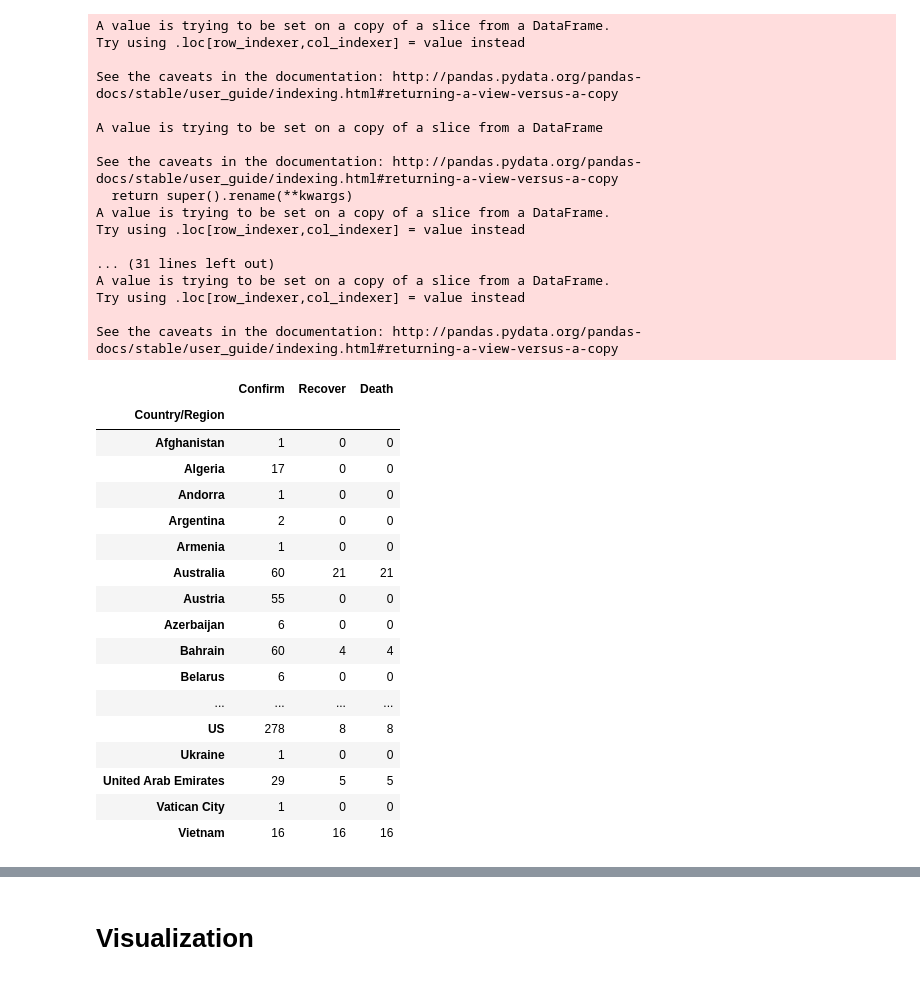
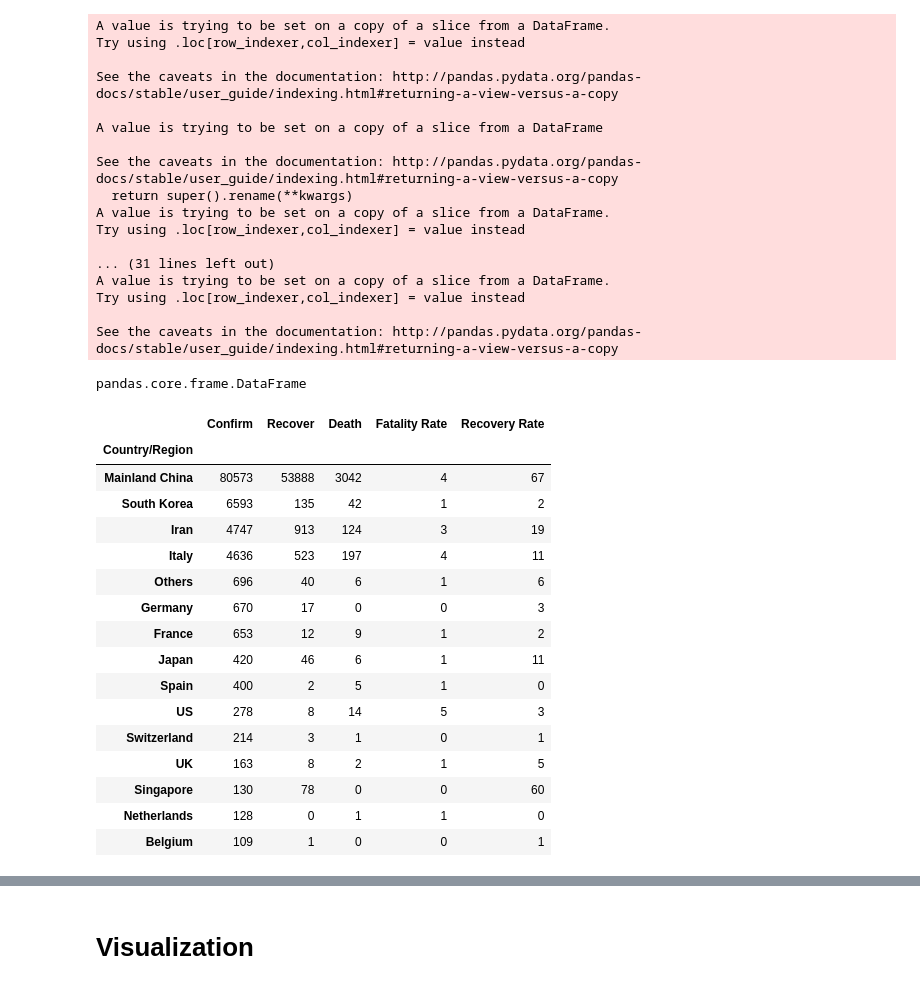
Before and after one commit to anjanatiha/COVID-19, a Jupyter notebook: Code and Analysis/corona-virus-exploratory-analysis-and-modeling.ipynb, the cells around one changed output, grey strips where cells are left out. Drawn from its saved outputs; the diff is of its cells as text; code cells hidden in the pictures.

```diff
--- a/Code and Analysis/corona-virus-exploratory-analysis-and-modeling.ipynb
+++ b/Code and Analysis/corona-virus-exploratory-analysis-and-modeling.ipynb
@@ -196,7 +205,7 @@ last_recovered.rename(columns = {last_day: "Recover"}, inplace=True)
 last_recovered["Recover"] = last_recovered["Recover"].fillna(0)
 last_recovered["Recover"] = last_recovered["Recover"].astype('int64')
 
-last_death = time_series_covid_19_recovered[location_name_cols]
+last_death = time_series_covid_19_deaths[location_name_cols]
 last_death["Province/State"] = last_death["Province/State"].fillna("NA")
 last_death.rename(columns = {last_day: "Death"}, inplace=True)
 last_death["Death"] = last_death["Death"].fillna(0)
@@ -225,25 +234,3 @@ result = result1.merge(last_death, on = ['Country/Region', 'Province/State'])
 # %%
 country_list = result['Country/Region'].unique().tolist()
 state_list = result['Province/State'].unique().tolist()
-# %%
-result_cont = result.groupby(['Country/Region']).sum()
-display(HTML(result_cont.to_html()))
-# %% [output]
-|  | Confirm | Recover | Death |
-| Country/Region |  |  |  |
-| Afghanistan | 1 | 0 | 0 |
-| Algeria | 17 | 0 | 0 |
-| Andorra | 1 | 0 | 0 |
-| Argentina | 2 | 0 | 0 |
-| Armenia | 1 | 0 | 0 |
-| Australia | 60 | 21 | 21 |
-| Austria | 55 | 0 | 0 |
-| Azerbaijan | 6 | 0 | 0 |
-| Bahrain | 60 | 4 | 4 |
-| Belarus | 6 | 0 | 0 |
-| ... | ... | ... | ... |
-| US | 278 | 8 | 8 |
-| Ukraine | 1 | 0 | 0 |
-| United Arab Emirates | 29 | 5 | 5 |
-| Vatican City | 1 | 0 | 0 |
-| Vietnam | 16 | 16 | 16 |
@@ -249,0 +245,28 @@ display(HTML(result_cont.to_html()))
+# %%
+result_country = result.groupby(['Country/Region']).sum()
+result_country["Fatality Rate"] = ((result_country["Death"]/result_country["Confirm"])*100).round(0).astype(int)
+result_country["Recovery Rate"] = ((result_country["Recover"]/result_country["Confirm"])*100).round(0).astype(int)
+# %%
+type(result_country.sort_values(by="Confirm", ascending=False))
+# %% [output]
+pandas.core.frame.DataFrame
+# %%
+display(HTML(result_country.sort_values(by="Confirm", ascending=False)[:15].to_html()))
+# %% [output]
+|  | Confirm | Recover | Death | Fatality Rate | Recovery Rate |
+| Country/Region |  |  |  |  |  |
+| Mainland China | 80573 | 53888 | 3042 | 4 | 67 |
+| South Korea | 6593 | 135 | 42 | 1 | 2 |
+| Iran | 4747 | 913 | 124 | 3 | 19 |
+| Italy | 4636 | 523 | 197 | 4 | 11 |
+| Others | 696 | 40 | 6 | 1 | 6 |
+| Germany | 670 | 17 | 0 | 0 | 3 |
+| France | 653 | 12 | 9 | 1 | 2 |
+| Japan | 420 | 46 | 6 | 1 | 11 |
+| Spain | 400 | 2 | 5 | 1 | 0 |
+| US | 278 | 8 | 14 | 5 | 3 |
+| Switzerland | 214 | 3 | 1 | 0 | 1 |
+| UK | 163 | 8 | 2 | 1 | 5 |
+| Singapore | 130 | 78 | 0 | 0 | 60 |
+| Netherlands | 128 | 0 | 1 | 1 | 0 |
+| Belgium | 109 | 1 | 0 | 0 | 1 |
```
Also changed, not shown: parts of 11 cells of this notebook.
